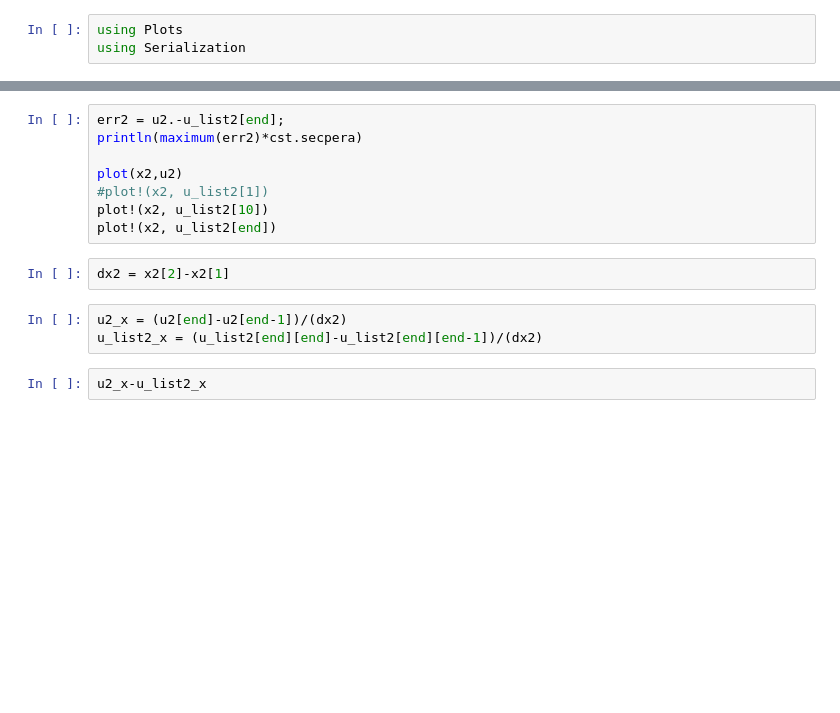
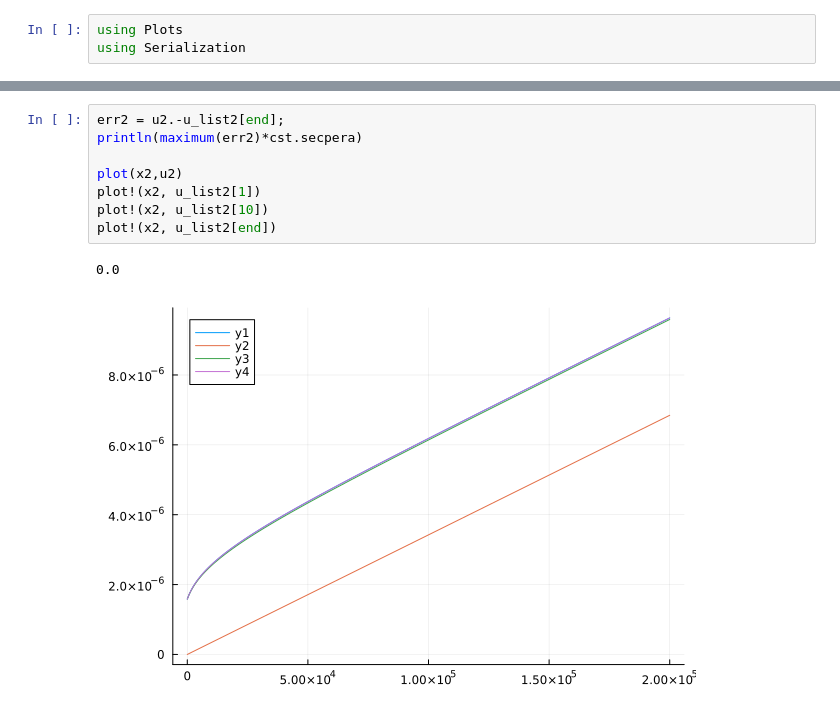
Before and after one commit to ThanasisGiannakopoulos/ice_modelling, a Jupyter notebook: notebooks/ssa/ssa_1d_convergence.ipynb, the cells around one changed output, grey strips where cells are left out. Saved outputs shown, nothing was run; the diff lists cells and outputs as text; blank space fills up the shorter version.

```diff
--- a/notebooks/ssa/ssa_1d_convergence.ipynb
+++ b/notebooks/ssa/ssa_1d_convergence.ipynb
@@ -89,15 +112,11 @@ plot!(x0, u_list0[end])
 # %%
 err2 = u2.-u_list2[end];
 println(maximum(err2)*cst.secpera)
 
 plot(x2,u2)
-#plot!(x2, u_list2[1])
+plot!(x2, u_list2[1])
 plot!(x2, u_list2[10])
 plot!(x2, u_list2[end])
+# %% [output]
+0.0
+[figure, added]
-# %%
-dx2 = x2[2]-x2[1]
-# %%
-u2_x = (u2[end]-u2[end-1])/(dx2)
-u_list2_x = (u_list2[end][end]-u_list2[end][end-1])/(dx2)
-# %%
-u2_x-u_list2_x
```
Also changed, not shown: parts of 9 cells of this notebook, 1 other file.
